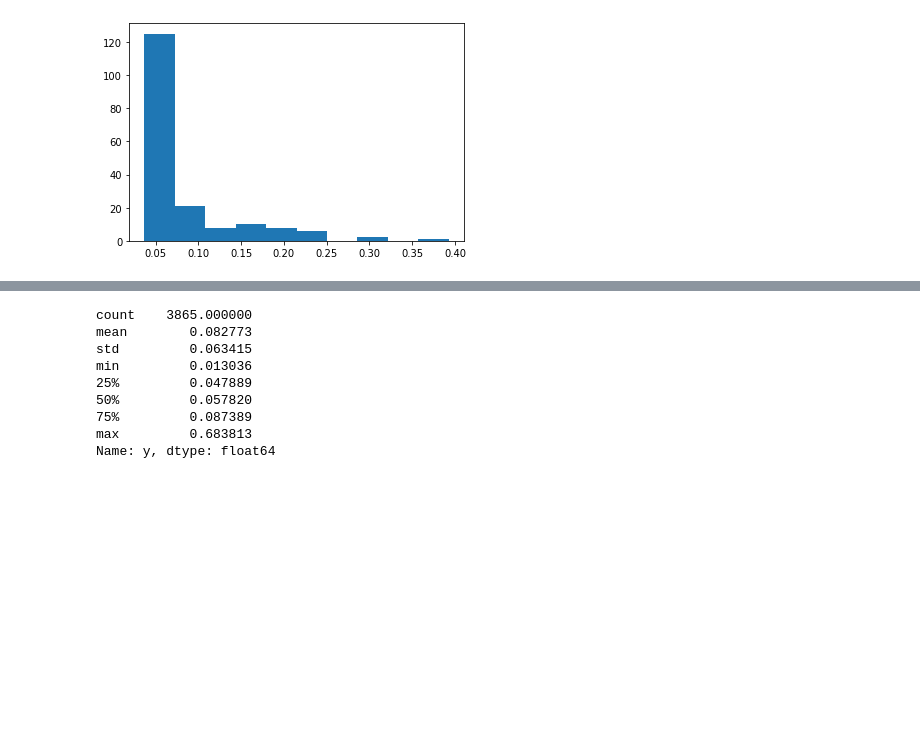
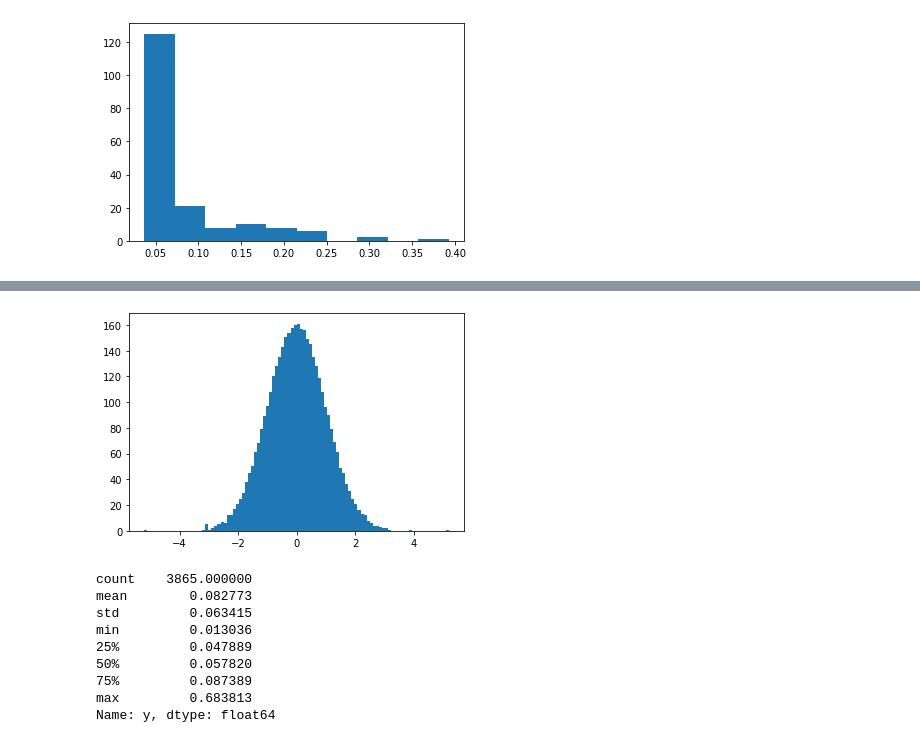
Before and after one commit to D1nay/prohack2020, a Jupyter notebook: Tinkering.ipynb, the cells around one changed output, grey strips where cells are left out. Cells and saved outputs as stored; diff of their text form; code cells hidden in the pictures; blank space fills up the shorter version.

```diff
--- a/Tinkering.ipynb
+++ b/Tinkering.ipynb
@@ -171,3 +172,12 @@ Name: y, Length: 181, dtype: float64
+# %%
+# transforming target y to follow a normal distribution
+# to improve the quality of linear regression
+from sklearn.preprocessing import QuantileTransformer, quantile_transform
+qt = QuantileTransformer(n_quantiles=1000, output_distribution='normal' )
+plt.hist(qt.fit_transform(y.reshape(-1, 1)), bins=100)
+plt.show()
+# %% [output]
+[figure, added]
 # %%
 data.iloc[:, -1].describe()
 # %% [output]
```
Also changed, not shown: parts of 14 cells of this notebook, 1 other file.
